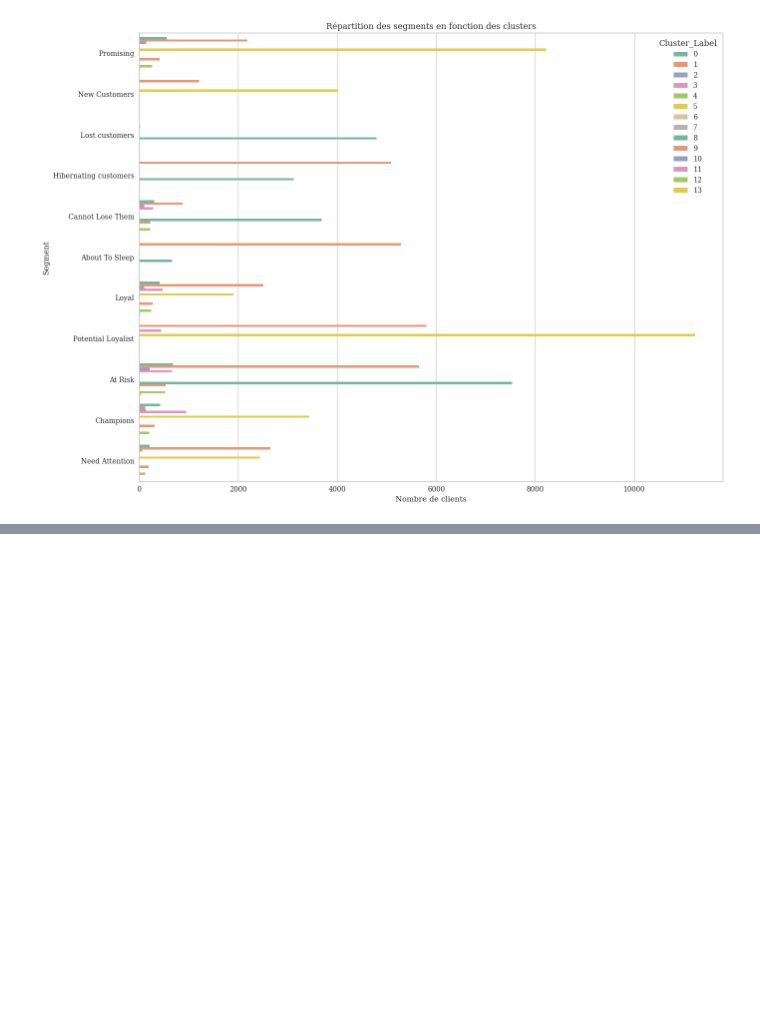
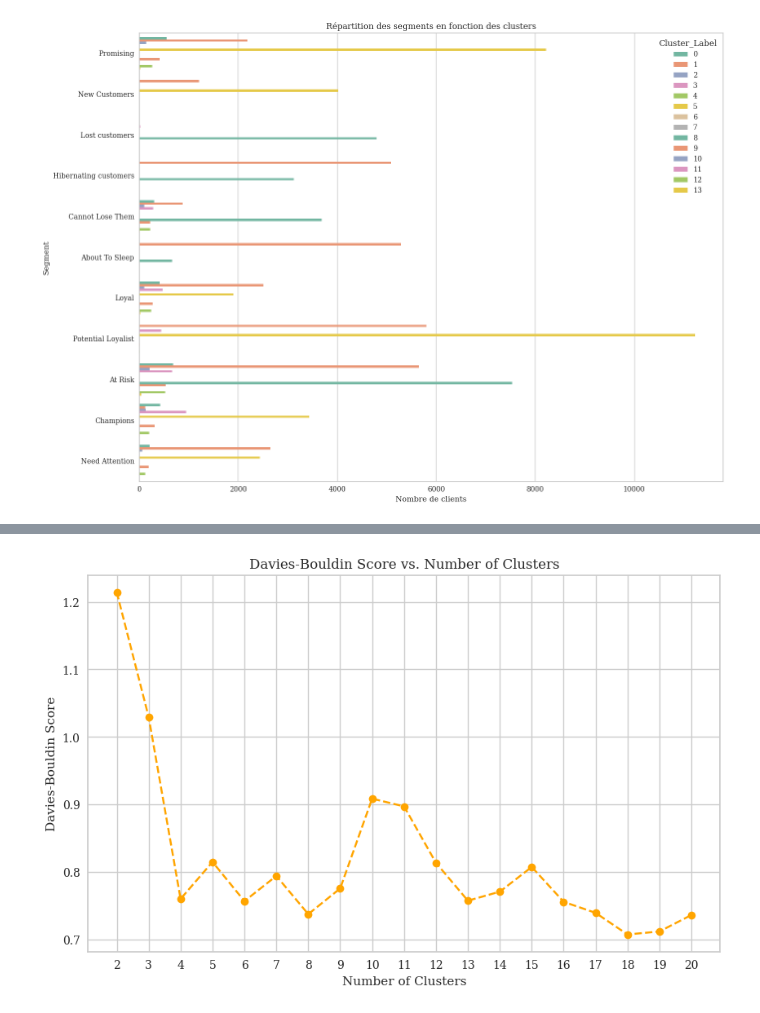
Before and after one commit to dimitri-feniou/openclassrooms-projet5-segmentation-olist, a Jupyter notebook: notebook_modelisation.ipynb, the cells around one changed output, grey strips where cells are left out. Cells and saved outputs as stored; diff of their text form; code cells hidden in the pictures; blank space fills up the shorter version.

```diff
--- a/notebook_modelisation.ipynb
+++ b/notebook_modelisation.ipynb
@@ -836,0 +997,21 @@ Recommandations Marketing
+# %%
+
+davies_bouldin_scores = []
+
+for n_clusters in range(2, 21):
+    print(f"Calculating Davies-Bouldin score for {n_clusters} clusters...")
+    kmeans = KMeans(n_clusters=n_clusters, random_state=42)
+    cluster_labels = kmeans.fit_predict(df_kmean_new)
+    db_score = davies_bouldin_score(df_kmean_new, cluster_labels)
+    davies_bouldin_scores.append((n_clusters, db_score))
+
+# Convert to DataFrame for easier viewing
+davies_bouldin_df = pd.DataFrame(davies_bouldin_scores, columns=[
+                                 'n_clusters', 'davies_bouldin_score'])
+
+# Find the best score and corresponding number of clusters (lowest score is better)
+best_n_clusters_davies_bouldin = davies_bouldin_df.loc[davies_bouldin_df['davies_bouldin_score'].idxmin(
+)]
+
+print("Best Davies-Bouldin Index:")
+print(best_n_clusters_davies_bouldin)
@@ -836,0 +1036,13 @@ Recommandations Marketing
+# %%
+# Plotting Davies-Bouldin Scores
+plt.figure(figsize=(10, 6))
+plt.plot(davies_bouldin_df['n_clusters'], davies_bouldin_df['davies_bouldin_score'],
+         marker='o', linestyle='--', color='orange')
+plt.title('Davies-Bouldin Score vs. Number of Clusters')
+plt.xlabel('Number of Clusters')
+plt.ylabel('Davies-Bouldin Score')
+plt.xticks(range(2, 21))
+plt.grid(True)
+plt.show()
+# %% [output]
+[figure, added]
```
Also changed, not shown: parts of 68 cells of this notebook.
